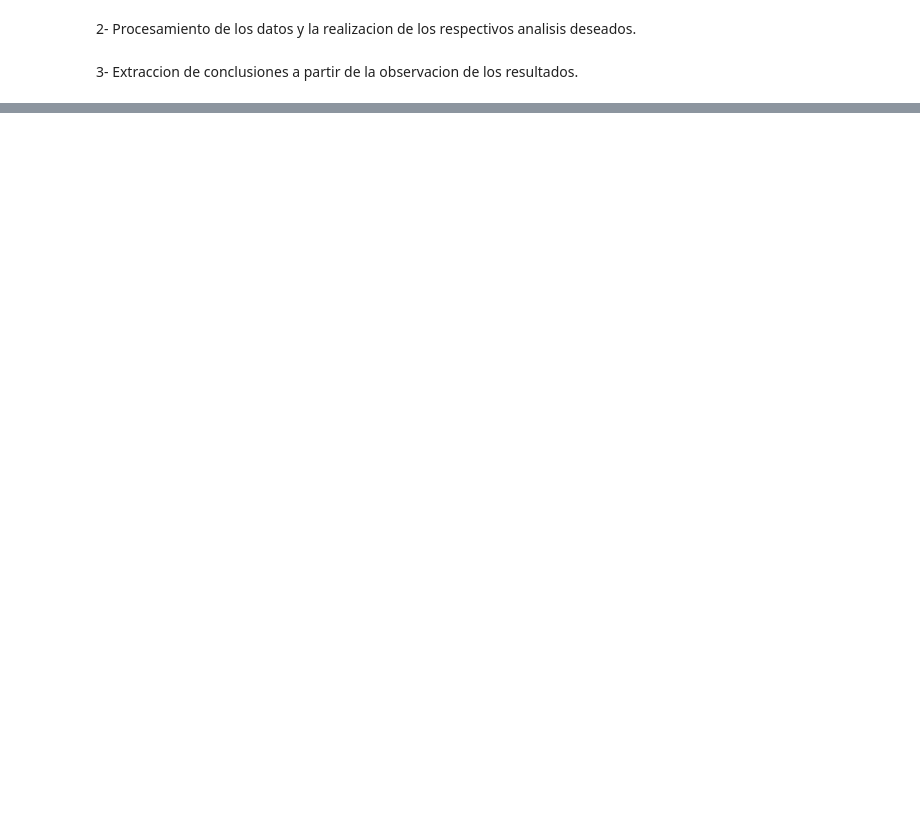
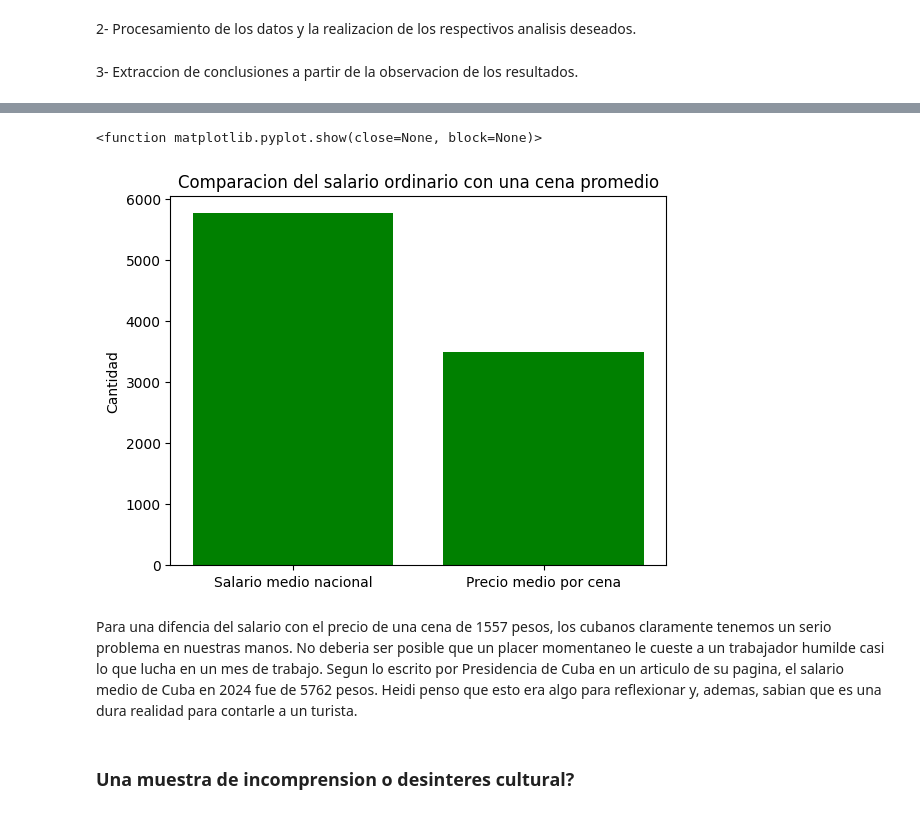
Before and after one commit to cesa-lang/Proyecto-ICD-1er-semestre, a Jupyter notebook: Analisis de Pro-ICD.ipynb, the cells around one changed output, grey strips where cells are left out. Saved outputs shown, nothing was run; the diff lists cells and outputs as text; code cells hidden in the pictures; blank space fills up the shorter version.

```diff
--- a/Analisis de Pro-ICD.ipynb
+++ b/Analisis de Pro-ICD.ipynb
@@ -58,0 +130,17 @@ Antes que todo, decidio hacer un mapa interactivo para poder ver ubicados los si
+# %%
+mean_cost_per_dinner = sum(yaxis)
+mean_national_salary = 5762
+xaxis1 = ["Salario medio nacional","Precio medio por cena"]
+yaxis1 = [mean_national_salary,mean_cost_per_dinner]
+
+plt.bar(xaxis1,yaxis1,color="green")
+plt.title("Comparacion del salario ordinario con una cena promedio")
+plt.ylabel("Cantidad")
+plt.show
+# %% [output]
+<function matplotlib.pyplot.show(close=None, block=None)>
+[figure, added]
+# %% [markdown]
+Para una difencia del salario con el precio de una cena de 1557 pesos, los cubanos claramente tenemos un serio problema en nuestras manos. No deberia ser posible que un placer momentaneo le cueste a un trabajador humilde casi lo que lucha en un mes de trabajo. Segun lo escrito por Presidencia de Cuba en un articulo de su pagina, el salario medio de Cuba en 2024 fue de 5762 pesos. Heidi penso que esto era algo para reflexionar y, ademas, sabian que es una dura realidad para contarle a un turista.
+# %% [markdown]
+### Una muestra de incomprension o desinteres cultural?
```
Also changed, not shown: parts of 36 cells of this notebook.
